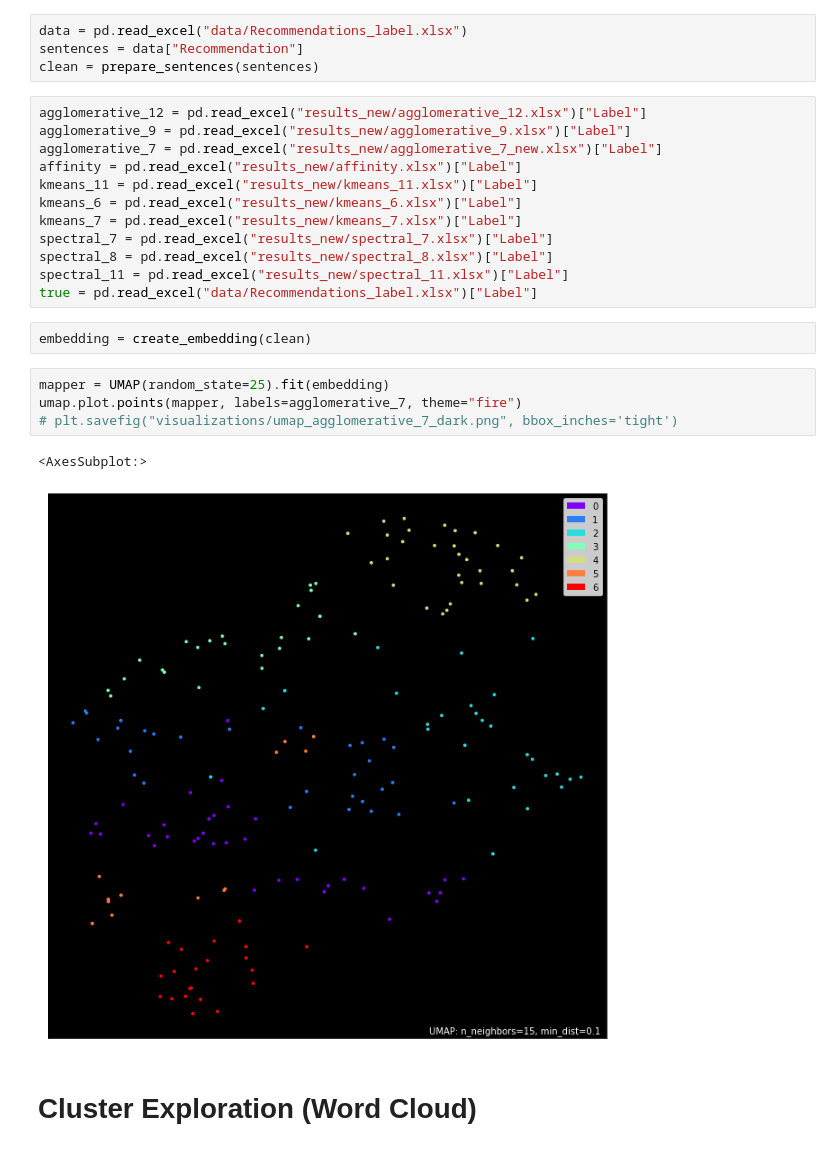
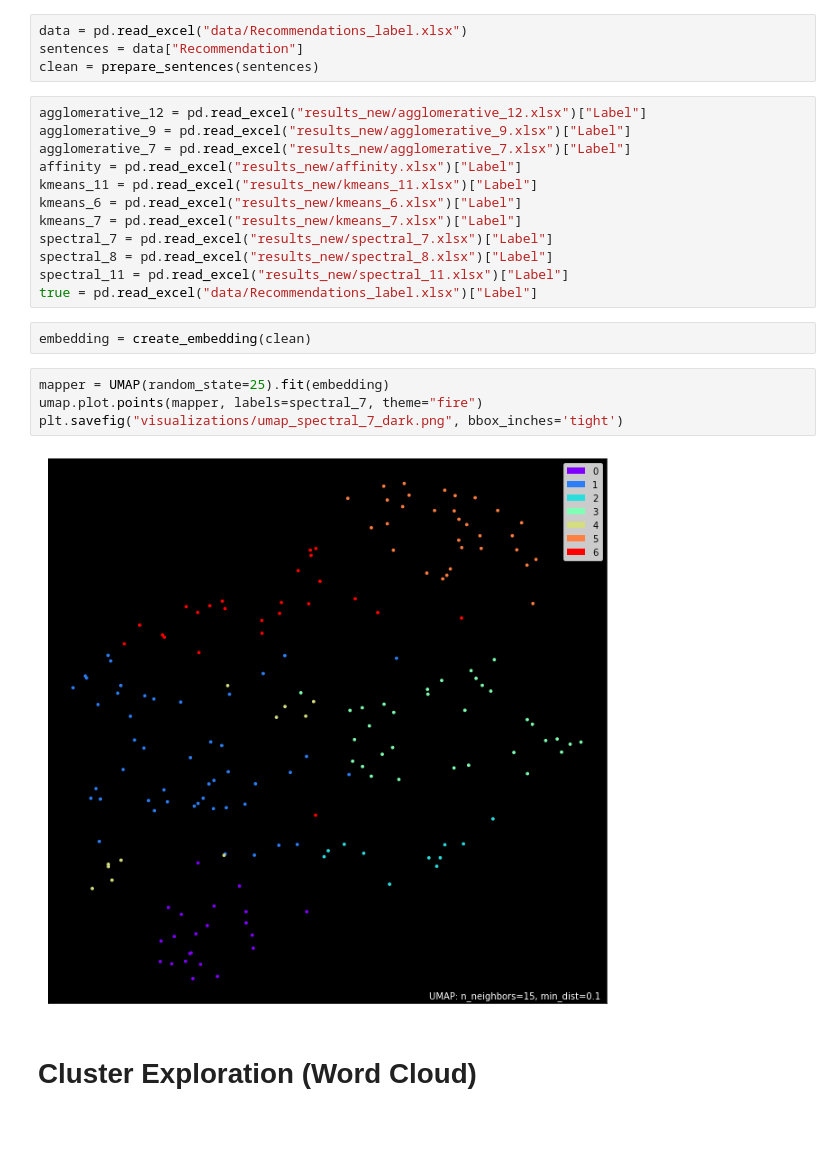
Before and after one commit to michimalek/nlp-clustering-research, a Jupyter notebook: cluster_visualization.ipynb, the cells around one changed output. Saved outputs shown, nothing was run; the diff lists cells and outputs as text.

```diff
--- a/cluster_visualization.ipynb
+++ b/cluster_visualization.ipynb
@@ -18,7 +18,7 @@ clean = prepare_sentences(sentences)
 # %%
 agglomerative_12 = pd.read_excel("results_new/agglomerative_12.xlsx")["Label"]
 agglomerative_9 = pd.read_excel("results_new/agglomerative_9.xlsx")["Label"]
-agglomerative_7 = pd.read_excel("results_new/agglomerative_7_new.xlsx")["Label"]
+agglomerative_7 = pd.read_excel("results_new/agglomerative_7.xlsx")["Label"]
 affinity = pd.read_excel("results_new/affinity.xlsx")["Label"]
 kmeans_11 = pd.read_excel("results_new/kmeans_11.xlsx")["Label"]
 kmeans_6 = pd.read_excel("results_new/kmeans_6.xlsx")["Label"]
@@ -31,11 +31,10 @@ true = pd.read_excel("data/Recommendations_label.xlsx")["Label"]
 embedding = create_embedding(clean)
 # %%
 mapper = UMAP(random_state=25).fit(embedding)
-umap.plot.points(mapper, labels=agglomerative_7, theme="fire")
-# plt.savefig("visualizations/umap_agglomerative_7_dark.png", bbox_inches='tight')
+umap.plot.points(mapper, labels=spectral_7, theme="fire")
+plt.savefig("visualizations/umap_spectral_7_dark.png", bbox_inches='tight')
 # %% [output]
-<AxesSubplot:>
-[figure, old version]
+[figure, new version]
 # %% [markdown]
 # Cluster Exploration (Word Cloud)
 # %%
```
Also changed, not shown: 24 other files.
